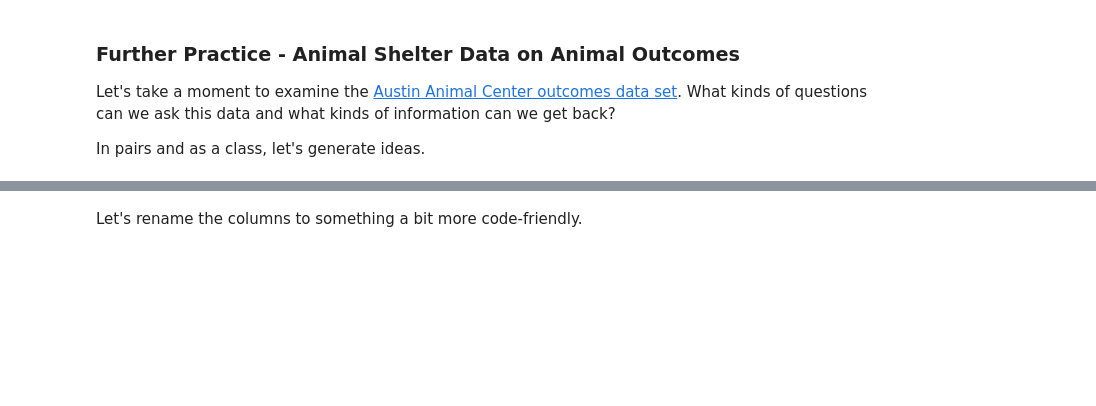
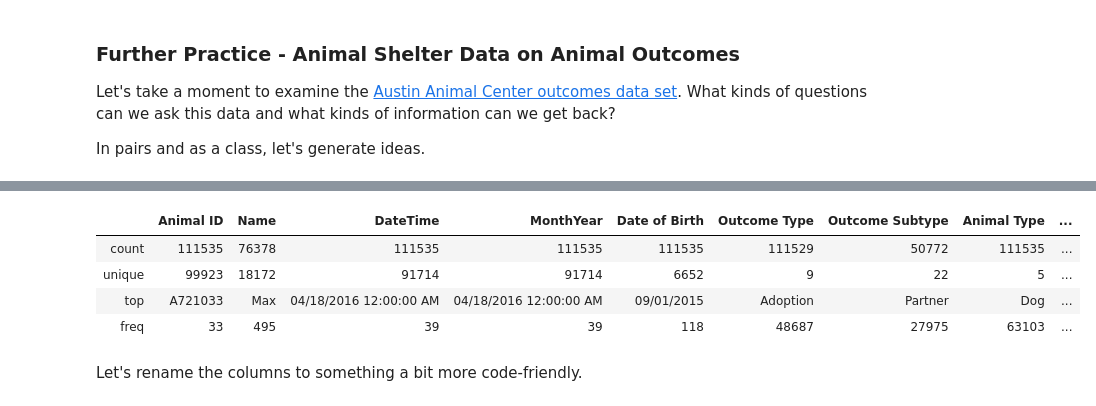
Before and after one commit to learn-co-students/data_cleaning_and_statistical_analysis-HTX_DS_111819, a Jupyter notebook: manipulating_data_with_pandas.ipynb, the cells around one changed output, grey strips where cells are left out. Drawn from its saved outputs; the diff is of its cells as text; code cells hidden in the pictures; blank space fills up the shorter version.

```diff
--- a/manipulating_data_with_pandas.ipynb
+++ b/manipulating_data_with_pandas.ipynb
@@ -299,3 +309,12 @@ animal_df = pd.read_csv('https://data.austintexas.gov/api/views/9t4d-g238/rows.c
+# %%
+# How does using describe on this df differ from using it on the uci df?
+animal_df.describe()
+# %% [output]
+|  | Animal ID | Name | DateTime | MonthYear | Date of Birth | Outcome Type | Outcome Subtype | Animal Type | ... |
+| count | 111535 | 76378 | 111535 | 111535 | 111535 | 111529 | 50772 | 111535 | ... |
+| unique | 99923 | 18172 | 91714 | 91714 | 6652 | 9 | 22 | 5 | ... |
+| top | A721033 | Max | 04/18/2016 12:00:00 AM | 04/18/2016 12:00:00 AM | 09/01/2015 | Adoption | Partner | Dog | ... |
+| freq | 33 | 495 | 39 | 39 | 118 | 48687 | 27975 | 63103 | ... |
 # %% [markdown]
 Let's rename the columns to something a bit more code-friendly.
 # %%
```
Also changed, not shown: parts of 3 cells of this notebook.
